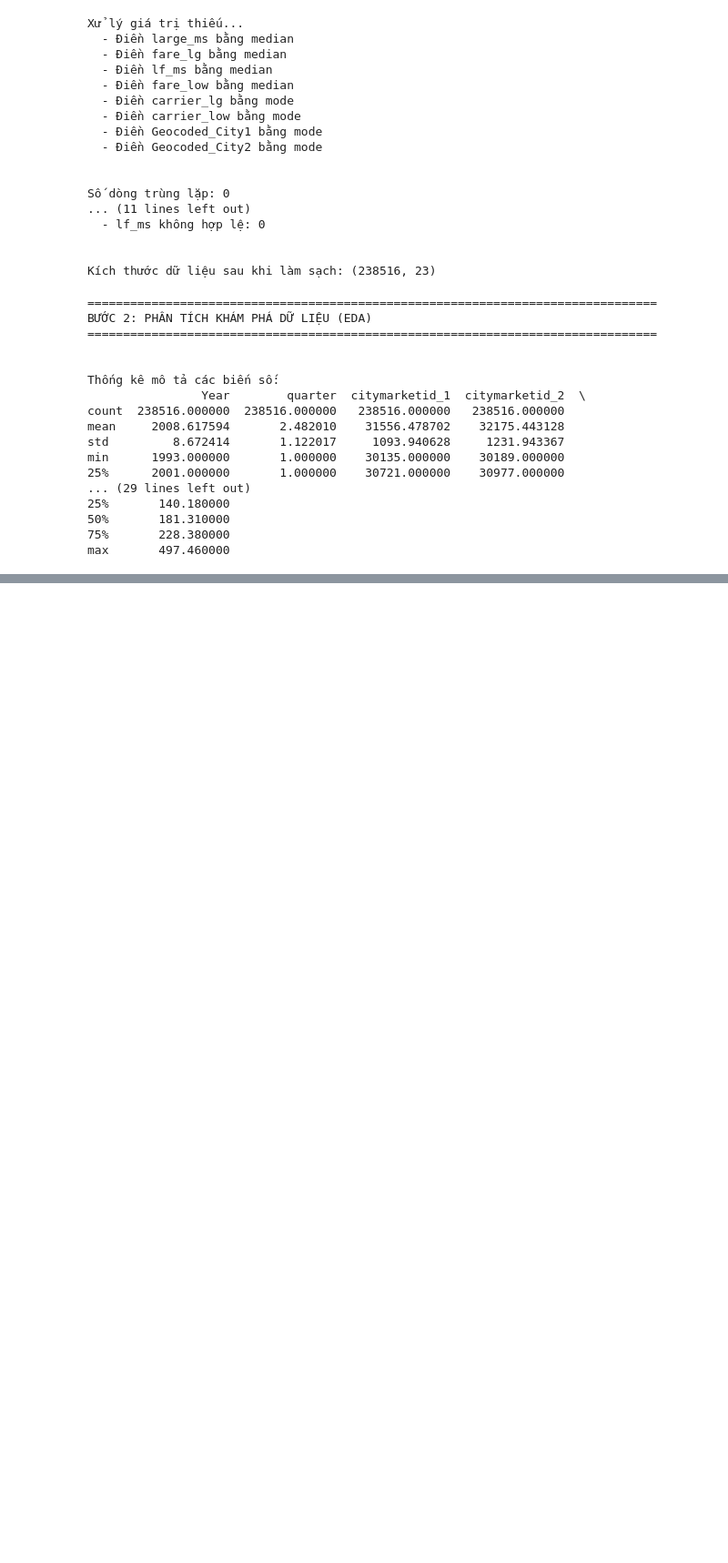
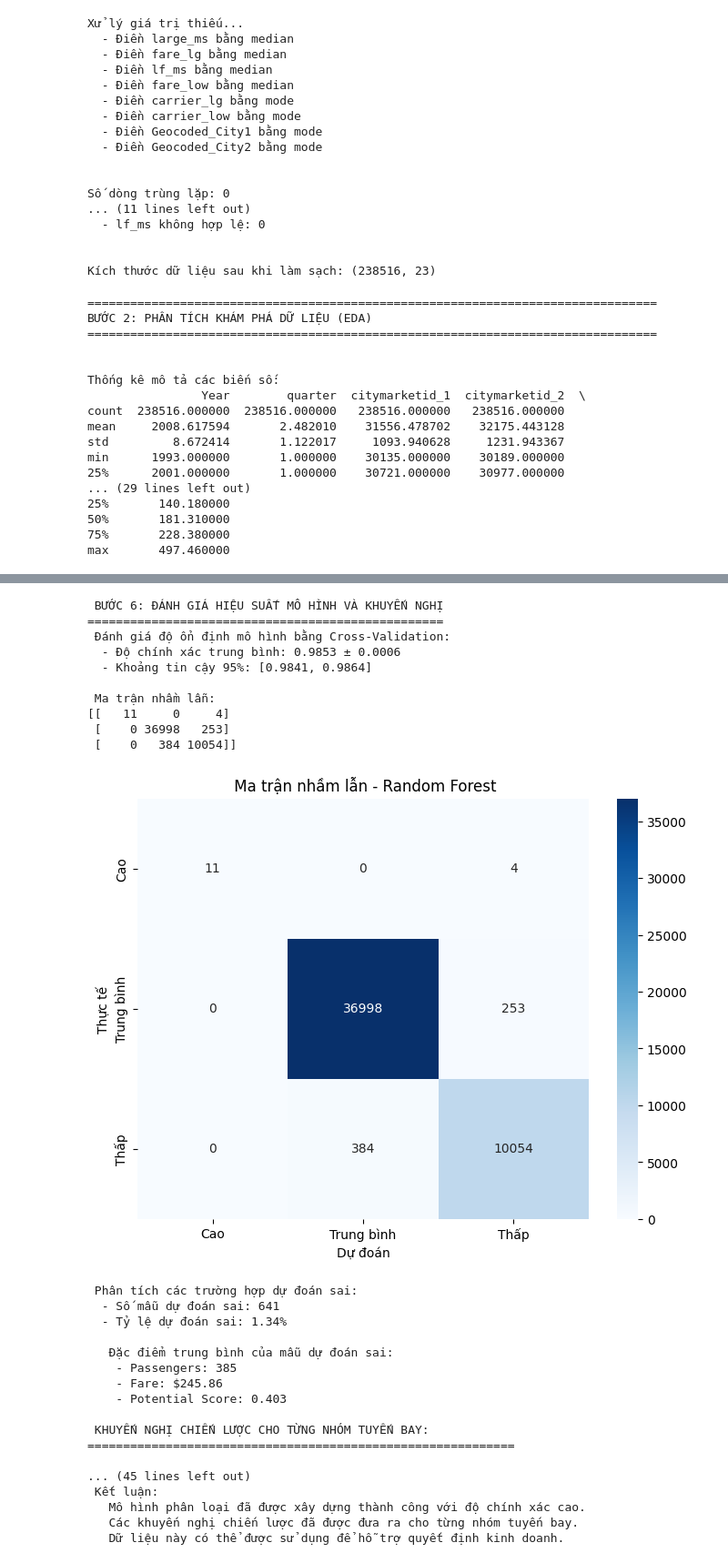
Before and after one commit to duonghieu7104/Trend-Analysis-Aviation-Industry-US, a Jupyter notebook: notebook/flight_route_classification.ipynb, the cells around one changed output, grey strips where cells are left out. Shown: that part at 91% size. Drawn from its saved outputs; the diff is of its cells as text; code cells hidden in the pictures; blank space fills up the shorter version.

```diff
--- a/notebook/flight_route_classification.ipynb
+++ b/notebook/flight_route_classification.ipynb
@@ -779,19 +680,18 @@ plt.show()
 # %%
-# ==========================
+
 # BƯỚC 6: ĐÁNH GIÁ HIỆU SUẤT MÔ HÌNH VÀ KHUYẾN NGHỊ
-# ==========================
 
-print("\n🎯 BƯỚC 6: ĐÁNH GIÁ HIỆU SUẤT MÔ HÌNH VÀ KHUYẾN NGHỊ")
+print("\n BƯỚC 6: ĐÁNH GIÁ HIỆU SUẤT MÔ HÌNH VÀ KHUYẾN NGHỊ")
 print("="*50)
 
 # 1. Cross-validation để đánh giá độ ổn định
-print("🔄 Đánh giá độ ổn định mô hình bằng Cross-Validation:")
+print(" Đánh giá độ ổn định mô hình bằng Cross-Validation:")
 cv_scores = cross_val_score(rf, X_train, y_train, cv=5, scoring='accuracy')
 print(f"  - Độ chính xác trung bình: {cv_scores.mean():.4f} ± {cv_scores.std():.4f}")
 print(f"  - Khoảng tin cậy 95%: [{cv_scores.mean() - 1.96*cv_scores.std():.4f}, {cv_scores.mean() + 1.96*cv_scores.std():.4f}]")
 
 # 2. Confusion Matrix
-print("\n📊 Ma trận nhầm lẫn:")
+print("\n Ma trận nhầm lẫn:")
 cm = confusion_matrix(y_test, rf_pred)
 print(cm)
 
@@ -800,13 +700,13 @@ plt.figure(figsize=(8, 6))
 sns.heatmap(cm, annot=True, fmt='d', cmap='Blues',
             xticklabels=['Cao', 'Trung bình', 'Thấp'],
             yticklabels=['Cao', 'Trung bình', 'Thấp'])
-plt.title('📊 Ma trận nhầm lẫn - Random Forest')
+plt.title(' Ma trận nhầm lẫn - Random Forest')
 plt.xlabel('Dự đoán')
 plt.ylabel('Thực tế')
 plt.show()
 
 # 3. Phân tích lỗi
-print("\n🔍 Phân tích các trường hợp dự đoán sai:")
+print("\n Phân tích các trường hợp dự đoán sai:")
 wrong_predictions = X_test[rf_pred != y_test]
 if len(wrong_predictions) > 0:
     print(f"  - Số mẫu dự đoán sai: {len(wrong_predictions)}")
@@ -815,23 +715,23 @@ if len(wrong_predictions) > 0:
     # Phân tích đặc điểm của các mẫu dự đoán sai
     wrong_indices = X_test[rf_pred != y_test].index
     wrong_data = df_potential.loc[wrong_indices]
-    print(f"\n  📈 Đặc điểm trung bình của mẫu dự đoán sai:")
+    print(f"\n   Đặc điểm trung bình của mẫu dự đoán sai:")
     print(f"    - Passengers: {wrong_data['passengers'].mean():.0f}")
     print(f"    - Fare: ${wrong_data['fare'].mean():.2f}")
     print(f"    - Potential Score: {wrong_data['potential_score_enhanced'].mean():.3f}")
 
 # 4. Khuyến nghị chiến lược
-print("\n💡 KHUYẾN NGHỊ CHIẾN LƯỢC CHO TỪNG NHÓM TUYẾN BAY:")
+print("\n KHUYẾN NGHỊ CHIẾN LƯỢC CHO TỪNG NHÓM TUYẾN BAY:")
 print("="*60)
 
 # Nhóm tiềm năng cao
 high_potential = df_potential[df_potential['potential_level_enhanced'] == 'Cao']
-print(f"\n🚀 NHÓM TIỀM NĂNG CAO ({len(high_potential)} tuyến bay):")
-print("   ✅ Đặc điểm:")
+print(f"\n NHÓM TIỀM NĂNG CAO ({len(high_potential)} tuyến bay):")
+print("    Đặc điểm:")
 print(f"     - Lưu lượng TB: {high_potential['passengers'].mean():.0f} hành khách")
 print(f"     - Giá vé TB: ${high_potential['fare'].mean():.2f}")
 print(f"     - Xu hướng tăng trưởng: {high_potential['growth_trend'].mean():.3f}")
-print("   🎯 Khuyến nghị:")
+print("    Khuyến nghị:")
 print("     • Tăng tần suất bay và mở rộng đội bay")
 print("     • Đầu tư vào dịch vụ cao cấp để tăng giá vé")
 print("     • Phát triển thêm tuyến kết nối")
@@ -839,45 +739,74 @@ print("     • Ưu tiên marketing và quảng bá")
 
 # Nhóm tiềm năng trung bình
 medium_potential = df_potential[df_potential['potential_level_enhanced'] == 'Trung bình']
-print(f"\n⚖️ NHÓM TIỀM NĂNG TRUNG BÌNH ({len(medium_potential)} tuyến bay):")
-print("   ✅ Đặc điểm:")
+print(f"\n NHÓM TIỀM NĂNG TRUNG BÌNH ({len(medium_potential)} tuyến bay):")
+print("    Đặc điểm:")
 print(f"     - Lưu lượng TB: {medium_potential['passengers'].mean():.0f} hành khách")
 print(f"     - Giá vé TB: ${medium_potential['fare'].mean():.2f}")
 print(f"     - Xu hướng tăng trưởng: {medium_potential['growth_trend'].mean():.3f}")
-print("   🎯 Khuyến nghị:")
+print("    Khuyến nghị:")
 print("     • Tối ưu hóa chi phí vận hành")
 print("     • Cải thiện dịch vụ để tăng lưu lượng")
 print("     • Phân tích cạnh tranh và điều chỉnh giá")
 print("     • Thử nghiệm các chiến lược marketing mới")
 
 # Nhóm tiềm năng thấp
 low_potential = df_potential[df_potential['potential_level_enhanced'] == 'Thấp']
-print(f"\n⚠️ NHÓM TIỀM NĂNG THẤP ({len(low_potential)} tuyến bay):")
-print("   ✅ Đặc điểm:")
+print(f"\n NHÓM TIỀM NĂNG THẤP ({len(low_potential)} tuyến bay):")
+print("    Đặc điểm:")
 print(f"     - Lưu lượng TB: {low_potential['passengers'].mean():.0f} hành khách")
 print(f"     - Giá vé TB: ${low_potential['fare'].mean():.2f}")
 print(f"     - Xu hướng tăng trưởng: {low_potential['growth_trend'].mean():.3f}")
-print("   🎯 Khuyến nghị:")
+print("    Khuyến nghị:")
 print("     • Xem xét giảm tần suất hoặc ngừng khai thác")
 print("     • Tập trung vào các tuyến có tiềm năng cao hơn")
 print("     • Nếu duy trì, cần cắt giảm chi phí tối đa")
 print("     • Phân tích nguyên nhân và tìm giải pháp cải thiện")
 
 # 5. Tóm tắt kết quả
-print(f"\n📋 TÓM TẮT KẾT QUẢ PHÂN LOẠI:")
+print(f"\n TÓM TẮT KẾT QUẢ PHÂN LOẠI:")
 print("="*40)
-print(f"🎯 Tổng số tuyến bay được phân tích: {len(df_potential):,}")
-print(f"📊 Phân bố:")
+print(f" Tổng số tuyến bay được phân tích: {len(df_potential):,}")
+print(f" Phân bố:")
 for level in ['Cao', 'Trung bình', 'Thấp']:
     count = len(df_potential[df_potential['potential_level_enhanced'] == level])
     percentage = count / len(df_potential) * 100
     print(f"   • Tiềm năng {level}: {count:,} tuyến ({percentage:.1f}%)")
 
-print(f"\n🤖 Hiệu suất mô hình Random Forest:")
+print(f"\n Hiệu suất mô hình Random Forest:")
 print(f"   • Độ chính xác: {rf_accuracy:.4f}")
 print(f"   • Độ ổn định (CV): {cv_scores.mean():.4f} ± {cv_scores.std():.4f}")
 
-print(f"\n✨ Kết luận:")
+print(f"\n Kết luận:")
 print("   Mô hình phân loại đã được xây dựng thành công với độ chính xác cao.")
 print("   Các khuyến nghị chiến lược đã được đưa ra cho từng nhóm tuyến bay.")
 print("   Dữ liệu này có thể được sử dụng để hỗ trợ quyết định kinh doanh.")
+# %% [output]
+ BƯỚC 6: ĐÁNH GIÁ HIỆU SUẤT MÔ HÌNH VÀ KHUYẾN NGHỊ
+==================================================
+ Đánh giá độ ổn định mô hình bằng Cross-Validation:
+  - Độ chính xác trung bình: 0.9853 ± 0.0006
+  - Khoảng tin cậy 95%: [0.9841, 0.9864]
+
+ Ma trận nhầm lẫn:
+[[   11     0     4]
+ [    0 36998   253]
+ [    0   384 10054]]
+[figure, added]
+ Phân tích các trường hợp dự đoán sai:
+  - Số mẫu dự đoán sai: 641
+  - Tỷ lệ dự đoán sai: 1.34%
+
+   Đặc điểm trung bình của mẫu dự đoán sai:
+    - Passengers: 385
+    - Fare: $245.86
+    - Potential Score: 0.403
+
+ KHUYẾN NGHỊ CHIẾN LƯỢC CHO TỪNG NHÓM TUYẾN BAY:
+============================================================
+
+... (45 lines left out)
+ Kết luận:
+   Mô hình phân loại đã được xây dựng thành công với độ chính xác cao.
+   Các khuyến nghị chiến lược đã được đưa ra cho từng nhóm tuyến bay.
+   Dữ liệu này có thể được sử dụng để hỗ trợ quyết định kinh doanh.
```
Also changed, not shown: parts of 10 cells of this notebook.
